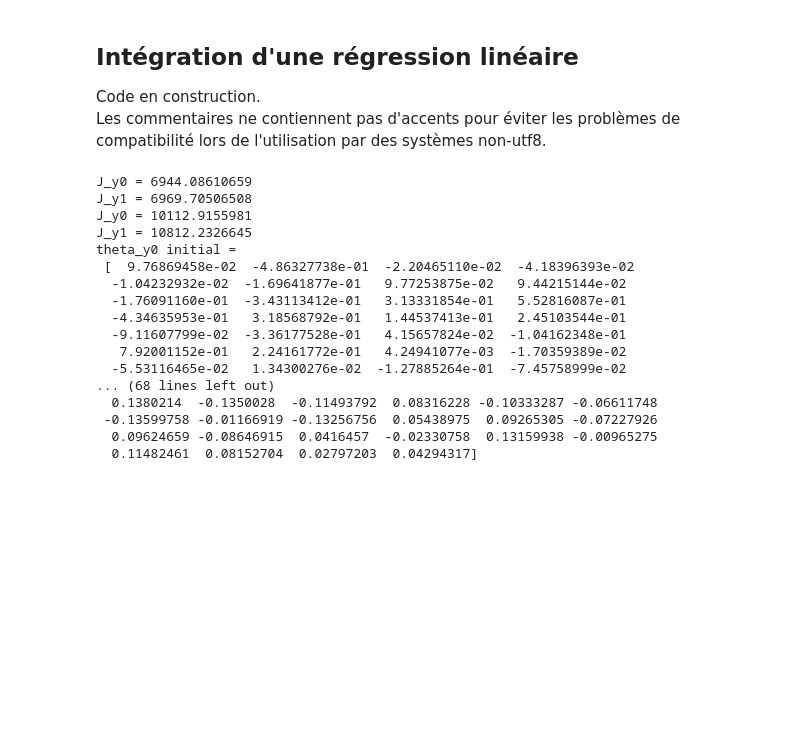
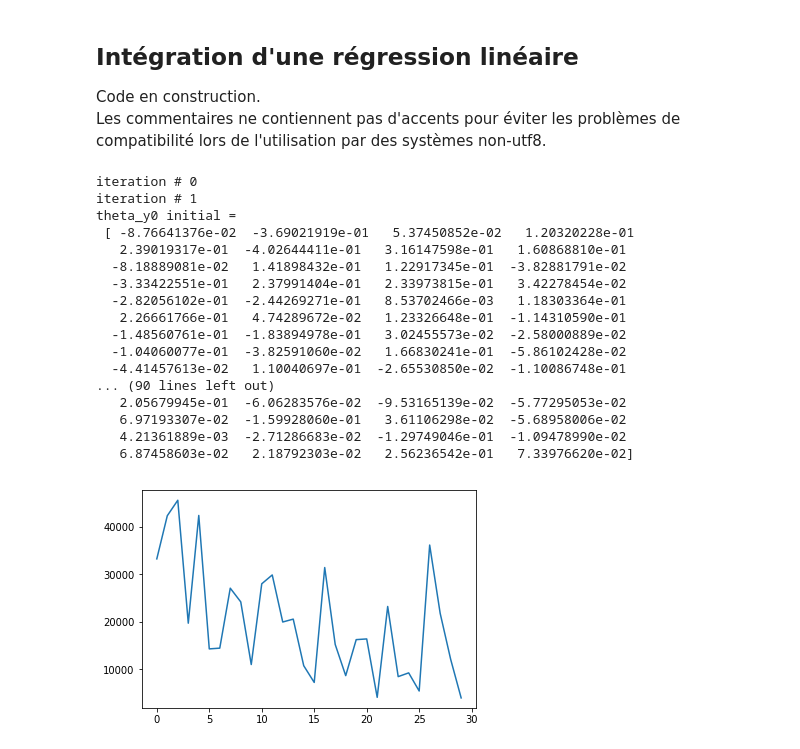
Before and after one commit to pierrealbiges/ActiveVision, a Jupyter notebook: Notebooks/Waveimage-tensorflow-pow3-encoding_P3ver.ipynb, the cells around one changed output. Drawn from its saved outputs; the diff is of its cells as text; code cells hidden in the pictures; blank space fills up the shorter version.

Commit message:
Ajout graphique cout

```diff
--- a/Notebooks/Waveimage-tensorflow-pow3-encoding_P3ver.ipynb
+++ b/Notebooks/Waveimage-tensorflow-pow3-encoding_P3ver.ipynb
@@ -444,34 +444,43 @@ def linear_regression_train(batch_size, # taille de l'echantillon d'apprentissag
 
     return (theta_y0, theta_y1, J_y0, J_y1)
 # %%
-values = (0,0) #initialisation des theta pour la premiere iteration
-for num_iteration in range(10):
-    theta_updated = linear_regression_train(batch_size=10, alpha=0.03, theta=values, iteration=num_iteration)
+train_duration = 30 # nombre d'iterations que durera l'apprentissage
+values = (0,0)      # initialisation des theta pour la premiere iteration
+couts = [[] for _ in range(train_duration)]
+
+for num_iteration in range(train_duration):
+    print('iteration #', num_iteration)
+    theta_updated = linear_regression_train(batch_size=20, alpha=0.03, theta=values, iteration=num_iteration)
     values = (theta_updated[0], theta_updated[1])
-    couts = (theta_updated[2], theta_updated[3])
+
+    couts[num_iteration] = (theta_updated[2])
 
     if num_iteration == 1:
         print('theta_y0 initial = \n', values[0])
         print('theta_y1 initial = \n', values[1])
 
 print('\n Nouvelles valeurs après iteration #', num_iteration)
 print('theta_y0 = \n', theta_updated[0])
 print('theta_y1 = \n', theta_updated[1])
+
+plt.plot(range(train_duration),couts)
+plt.show()
 # %% [output]
-J_y0 = 6944.08610659
-J_y1 = 6969.70506508
-J_y0 = 10112.9155981
-J_y1 = 10812.2326645
+iteration # 0
+iteration # 1
 theta_y0 initial =
- [  9.76869458e-02  -4.86327738e-01  -2.20465110e-02  -4.18396393e-02
-  -1.04232932e-02  -1.69641877e-01   9.77253875e-02   9.44215144e-02
-  -1.76091160e-01  -3.43113412e-01   3.13331854e-01   5.52816087e-01
-  -4.34635953e-01   3.18568792e-01   1.44537413e-01   2.45103544e-01
-  -9.11607799e-02  -3.36177528e-01   4.15657824e-02  -1.04162348e-01
-   7.92001152e-01   2.24161772e-01   4.24941077e-03  -1.70359389e-02
-  -5.53116465e-02   1.34300276e-02  -1.27885264e-01  -7.45758999e-02
-... (68 lines left out)
-  0.1380214  -0.1350028  -0.11493792  0.08316228 -0.10333287 -0.06611748
- -0.13599758 -0.01166919 -0.13256756  0.05438975  0.09265305 -0.07227926
-  0.09624659 -0.08646915  0.0416457  -0.02330758  0.13159938 -0.00965275
-  0.11482461  0.08152704  0.02797203  0.04294317]
+ [ -8.76641376e-02  -3.69021919e-01   5.37450852e-02   1.20320228e-01
+   2.39019317e-01  -4.02644411e-01   3.16147598e-01   1.60868810e-01
+  -8.18889081e-02   1.41898432e-01   1.22917345e-01  -3.82881791e-02
+  -3.33422551e-01   2.37991404e-01   2.33973815e-01   3.42278454e-02
+  -2.82056102e-01  -2.44269271e-01   8.53702466e-03   1.18303364e-01
+   2.26661766e-01   4.74289672e-02   1.23326648e-01  -1.14310590e-01
+  -1.48560761e-01  -1.83894978e-01   3.02455573e-02  -2.58000889e-02
+  -1.04060077e-01  -3.82591060e-02   1.66830241e-01  -5.86102428e-02
+  -4.41457613e-02   1.10040697e-01  -2.65530850e-02  -1.10086748e-01
+... (90 lines left out)
+   2.05679945e-01  -6.06283576e-02  -9.53165139e-02  -5.77295053e-02
+   6.97193307e-02  -1.59928060e-01   3.61106298e-02  -5.68958006e-02
+   4.21361889e-03  -2.71286683e-02  -1.29749046e-01  -1.09478990e-02
+   6.87458603e-02   2.18792303e-02   2.56236542e-01   7.33976620e-02]
+[figure, added]
```
